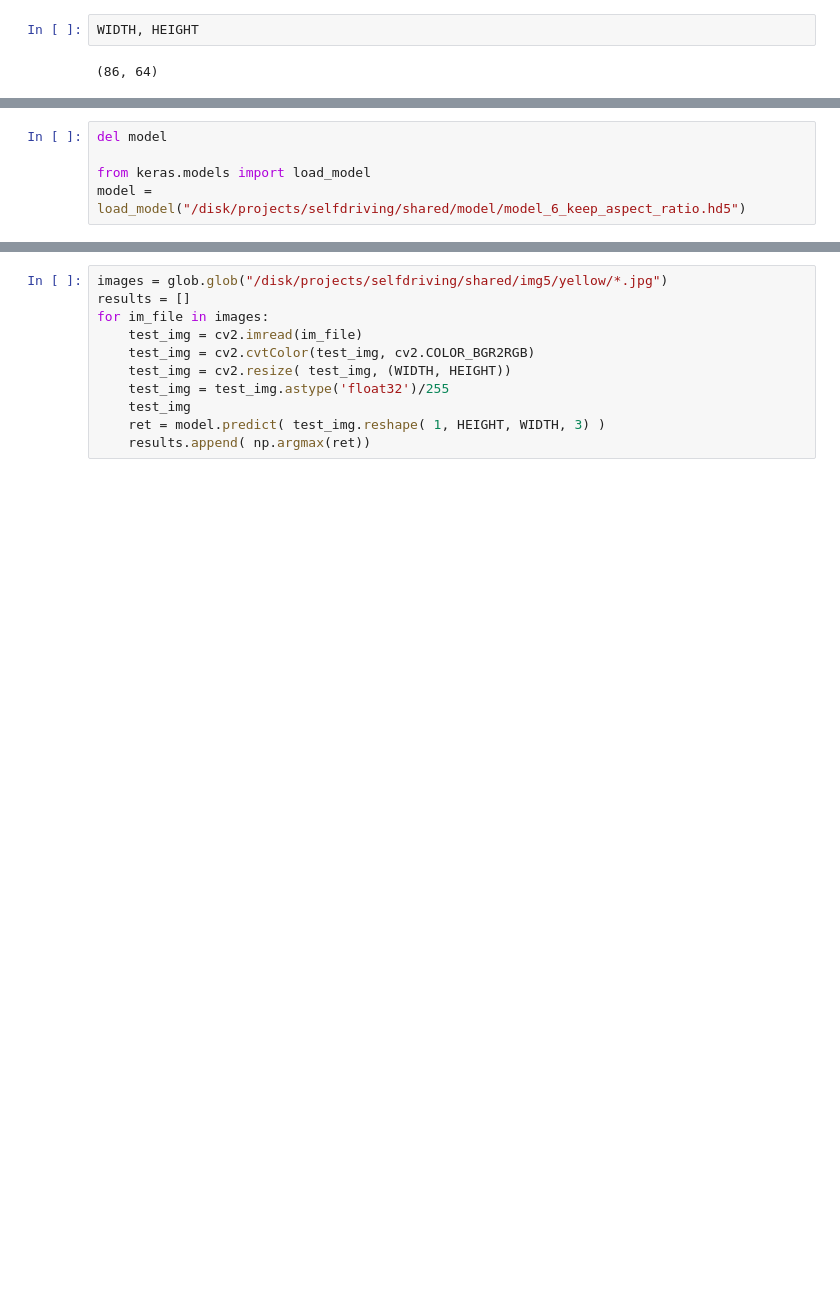
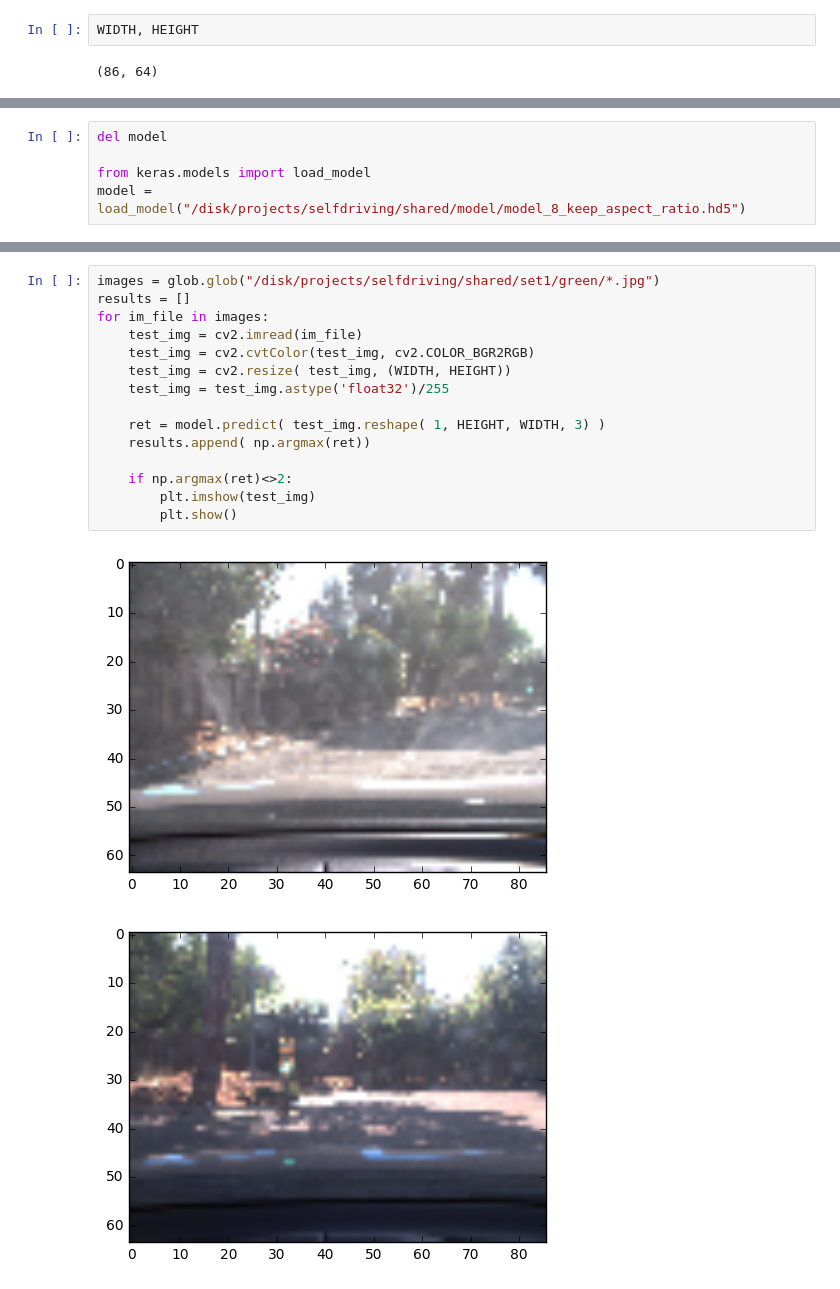
Before and after one commit to marlon-rodrigues/SDC-Capstone, a Jupyter notebook: notebooks/model_v7.ipynb, the cells around one changed output, grey strips where cells are left out. Drawn from its saved outputs; the diff is of its cells as text; blank space fills up the shorter version.

Commit message:
updated model - 8

```diff
--- a/notebooks/model_v7.ipynb
+++ b/notebooks/model_v7.ipynb
@@ -170,4 +198,4 @@ plt.imshow( x_test[121])
 del model
 
 from keras.models import load_model
-model = load_model("/disk/projects/selfdriving/shared/model/model_6_keep_aspect_ratio.hd5")
+model = load_model("/disk/projects/selfdriving/shared/model/model_8_keep_aspect_ratio.hd5")
@@ -187,11 +212,18 @@ ret, np.argmax(ret)
 # %%
-images = glob.glob("/disk/projects/selfdriving/shared/img5/yellow/*.jpg")
+images = glob.glob("/disk/projects/selfdriving/shared/set1/green/*.jpg")
 results = []
 for im_file in images:
     test_img = cv2.imread(im_file)
     test_img = cv2.cvtColor(test_img, cv2.COLOR_BGR2RGB)
     test_img = cv2.resize( test_img, (WIDTH, HEIGHT))
     test_img = test_img.astype('float32')/255
-    test_img
+
     ret = model.predict( test_img.reshape( 1, HEIGHT, WIDTH, 3) )
     results.append( np.argmax(ret))
+
+    if np.argmax(ret)<>2:
+        plt.imshow(test_img)
+        plt.show()
+# %% [output]
+[figure, added]
+[figure, added]
```
Also changed, not shown: parts of 15 cells of this notebook.
